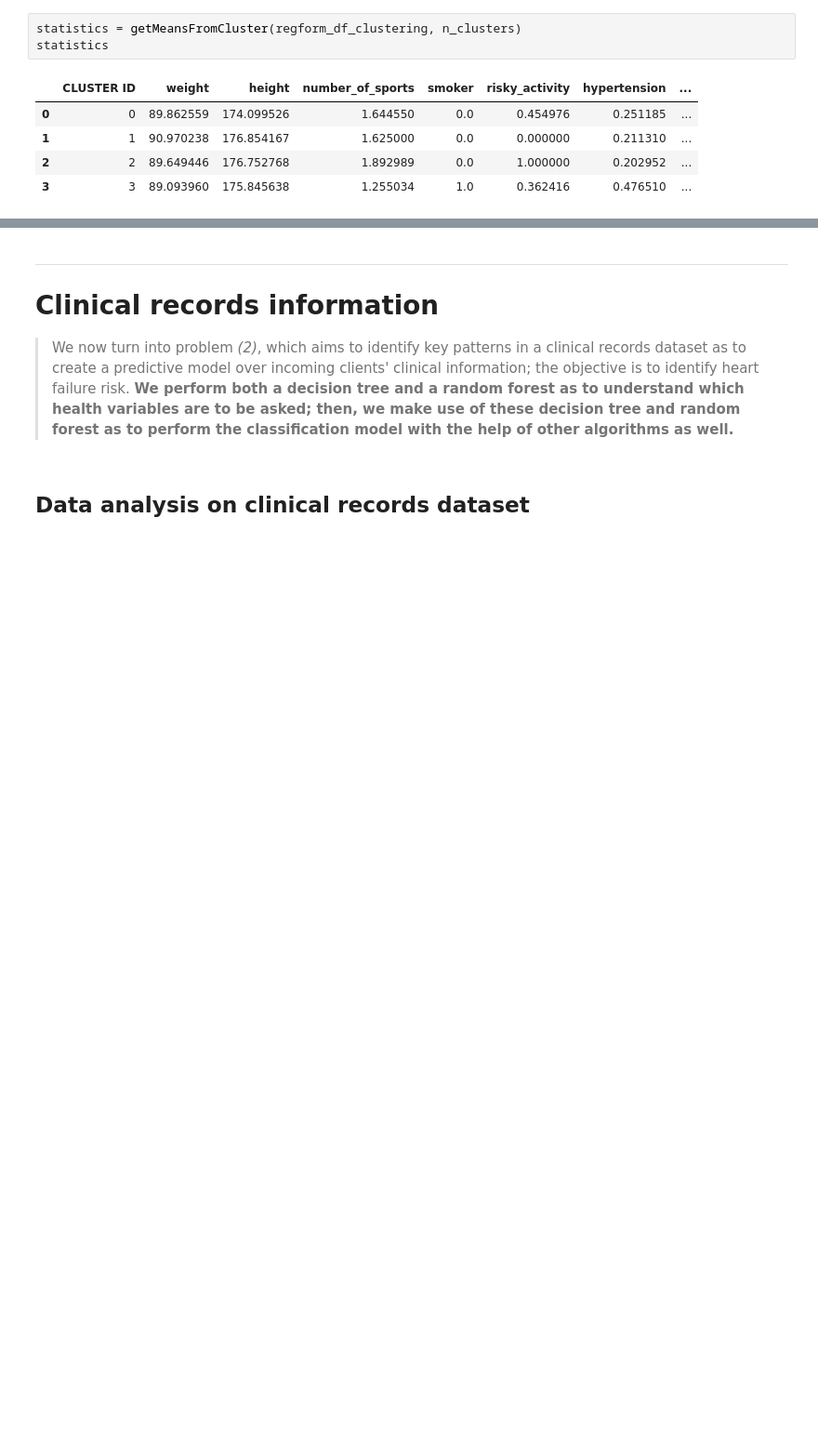
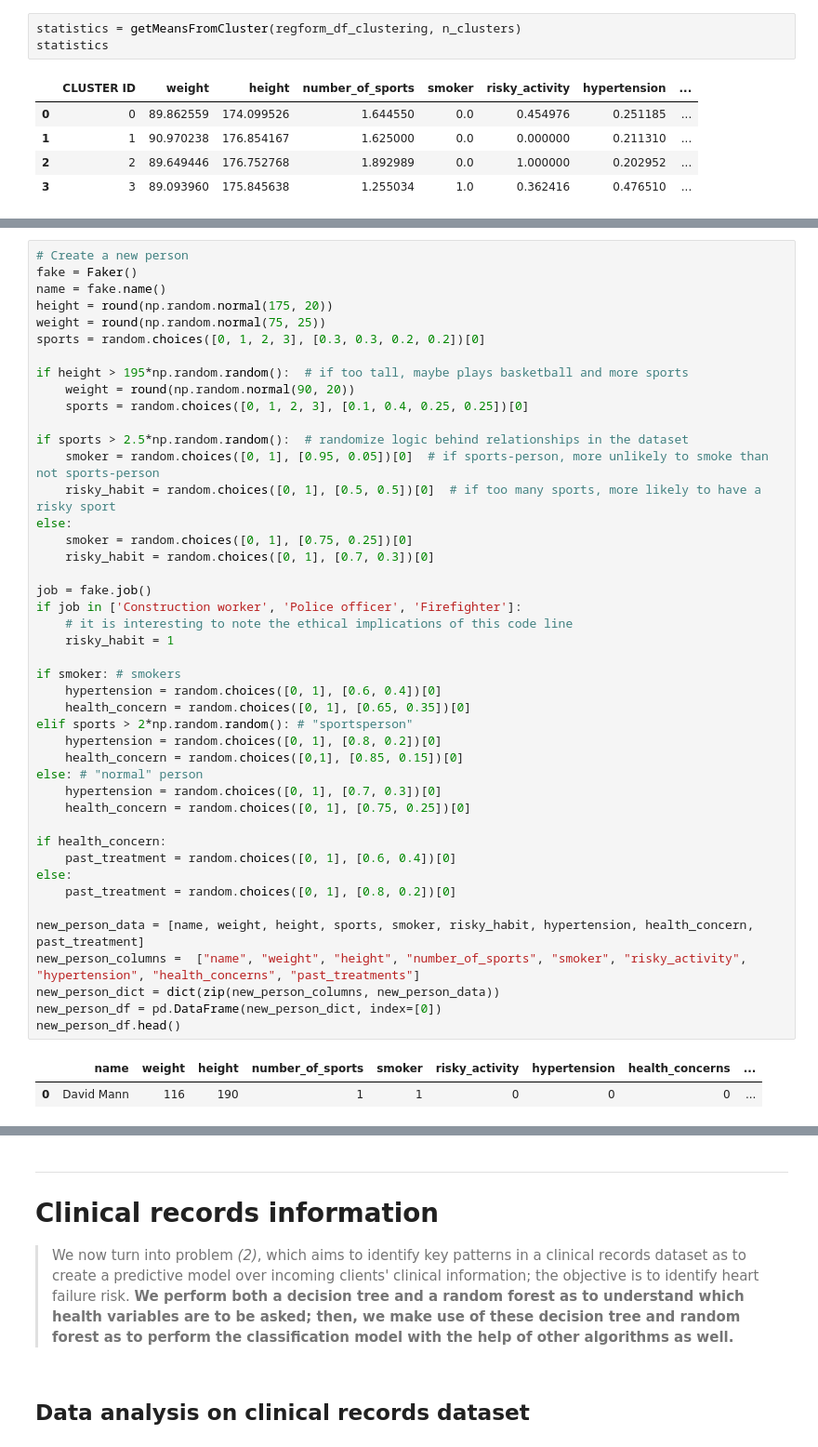
Before and after one commit to mateo-st/ML_UM, a Jupyter notebook: 3º Lab/LAB3 - Mordetzki, Stipanicic.ipynb, the cells around one changed output, grey strips where cells are left out. Shown at 93% size. Saved outputs shown, nothing was run; the diff lists cells and outputs as text; blank space fills up the shorter version.

```diff
--- a/3º Lab/LAB3 - Mordetzki, Stipanicic.ipynb
+++ b/3º Lab/LAB3 - Mordetzki, Stipanicic.ipynb
@@ -460,0 +472,47 @@ For the next sections, we shall train and test some clasiffication methods, usin
+# %%
+# Create a new person
+fake = Faker()
+name = fake.name()
+height = round(np.random.normal(175, 20))
+weight = round(np.random.normal(75, 25))
+sports = random.choices([0, 1, 2, 3], [0.3, 0.3, 0.2, 0.2])[0]
+
+if height > 195*np.random.random():  # if too tall, maybe plays basketball and more sports
+    weight = round(np.random.normal(90, 20))
+    sports = random.choices([0, 1, 2, 3], [0.1, 0.4, 0.25, 0.25])[0]
+
+if sports > 2.5*np.random.random():  # randomize logic behind relationships in the dataset
+    smoker = random.choices([0, 1], [0.95, 0.05])[0]  # if sports-person, more unlikely to smoke than not sports-person
+    risky_habit = random.choices([0, 1], [0.5, 0.5])[0]  # if too many sports, more likely to have a risky sport
+else:
+    smoker = random.choices([0, 1], [0.75, 0.25])[0]
+    risky_habit = random.choices([0, 1], [0.7, 0.3])[0]
+
+job = fake.job()
+if job in ['Construction worker', 'Police officer', 'Firefighter']:
+    # it is interesting to note the ethical implications of this code line
+    risky_habit = 1
+
+if smoker: # smokers
+    hypertension = random.choices([0, 1], [0.6, 0.4])[0]
+    health_concern = random.choices([0, 1], [0.65, 0.35])[0]
+elif sports > 2*np.random.random(): # "sportsperson"
+    hypertension = random.choices([0, 1], [0.8, 0.2])[0]
+    health_concern = random.choices([0,1], [0.85, 0.15])[0]
+else: # "normal" person
+    hypertension = random.choices([0, 1], [0.7, 0.3])[0]
+    health_concern = random.choices([0, 1], [0.75, 0.25])[0]
+
+if health_concern:
+    past_treatment = random.choices([0, 1], [0.6, 0.4])[0]
+else:
+    past_treatment = random.choices([0, 1], [0.8, 0.2])[0]
+
+new_person_data = [name, weight, height, sports, smoker, risky_habit, hypertension, health_concern, past_treatment]
+new_person_columns =  ["name", "weight", "height", "number_of_sports", "smoker", "risky_activity", "hypertension", "health_concerns", "past_treatments"]
+new_person_dict = dict(zip(new_person_columns, new_person_data))
+new_person_df = pd.DataFrame(new_person_dict, index=[0])
+new_person_df.head()
+# %% [output]
+|  | name | weight | height | number_of_sports | smoker | risky_activity | hypertension | health_concerns | ... |
+| 0 | David Mann | 116 | 190 | 1 | 1 | 0 | 0 | 0 | ... |
```
Also changed, not shown: parts of 59 cells of this notebook.
